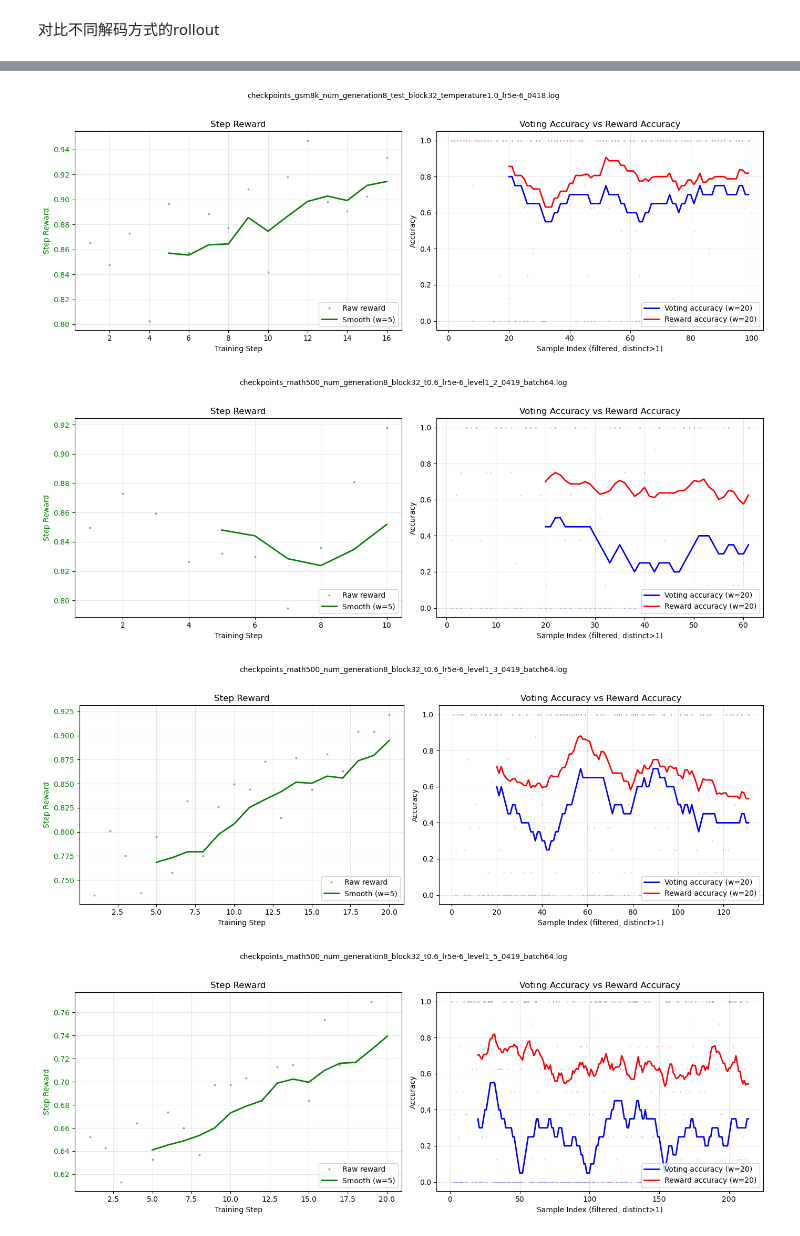
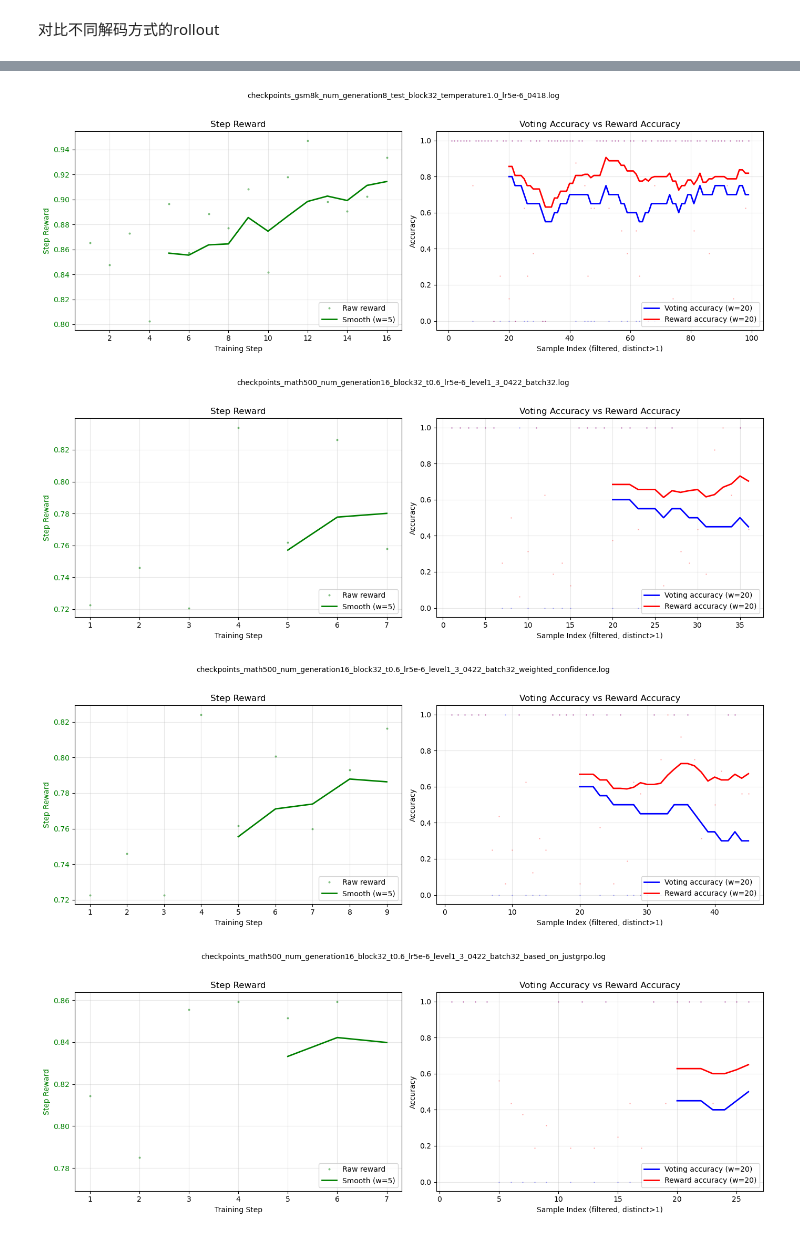
Before and after one commit to duterscmy/JustGRPO, a Jupyter notebook: draw_reward.ipynb, the cells around one changed output, grey strips where cells are left out. Saved outputs shown, nothing was run; the diff lists cells and outputs as text; code cells hidden in the pictures.

```diff
--- a/draw_reward.ipynb
+++ b/draw_reward.ipynb
@@ -74,21 +6,0 @@ def plot_reward_curve(steps, rewards, grads=None):
-# %%
-# 指定输入文件名（请修改为你的实际文件名）
-input_file = 'logs/checkpoints_math500_num_generation8_t0.3.log'  # 请替换为实际文件名
-
-
-# 提取数据
-steps, rewards, grads = extract_reward_data(input_file)
-
-# 打印统计信息
-print(f"找到 {len(steps)} 条数据记录")
-print(f"Step 范围: {min(steps)} - {max(steps)}")
-print(f"Reward 范围: {min(rewards):.4f} - {max(rewards):.4f}")
-print(f"平均 Reward: {np.mean(rewards):.4f}")
-print(f"Reward 标准差: {np.std(rewards):.4f}")
-
-if grads:
-    print(f"\nGrad 范围: {min(grads):.4f} - {max(grads):.4f}")
-    print(f"平均 Grad: {np.mean(grads):.4f}")
-
-# 绘制曲线
-plot_reward_curve(steps, rewards, grads)
@@ -462,7 +347,8 @@ def process_file(filename, max_line=0):
 # %%
 # 画表格
 log_files = [
-    'logs/checkpoints_math500_num_generation8_block1_t0.6_lr1e-6_v2.log'
+    'logs/checkpoints_gsm8k_num_generation8_test_block1_0315.log',
+    'logs/checkpoints_gsm8k_num_generation8_test_block32_0415.log'
 ]
 
 # 处理每个文件
@@ -654,39 +540,39 @@ def plot_voting_and_reward_acc_per_file(log_files, save_dir=None, smooth_window=
             ax_acc.plot(x_smooth, reward_smooth, 'r-', linewidth=2,
                         label=f'Reward accuracy (w={new_smooth_window})')
             # raw 散点
             ax_acc.plot(x_raw, voting_acc_list, 'b.', alpha=0.2, markersize=2)
             ax_acc.plot(x_raw, reward_acc_list, 'r.', alpha=0.2, markersize=2)
 
             ax_acc.set_xlabel('Sample Index (filtered, distinct>1)')
             ax_acc.set_ylabel('Accuracy')
             ax_acc.set_title('Voting Accuracy vs Reward Accuracy')
             combined = list(voting_acc_list) + list(reward_acc_list)
             ax_acc.set_ylim(*auto_ylim(combined))
             ax_acc.legend(loc='lower right')
             ax_acc.grid(True, alpha=0.3)
 
         plt.suptitle(fname, fontsize=10, y=1.02)
         plt.tight_layout()
         plt.show()
         plt.close()
 
 
 log_files = [
     "logs/checkpoints_gsm8k_num_generation8_test_block32_temperature1.0_lr5e-6_0418.log",
     # "logs/checkpoints_math500_num_generation8_block32_t0.6_lr1e-6_only_level1_3.log",
     # "logs/checkpoints_math500_num_generation8_block32_t0.6_lr5e-6_level1_2_0419_batch64.log",
     # "logs/checkpoints_math500_num_generation8_block32_t0.6_lr5e-6_level1_3_0419_batch64.log",
     # "logs/checkpoints_math500_num_generation8_block32_t0.6_lr5e-6_level1_5_0419_batch64.log",
-    "",
-    "",
-    "",
+    "logs/checkpoints_math500_num_generation16_block32_t0.6_lr5e-6_level1_3_0422_batch32.log",
+    "logs/checkpoints_math500_num_generation16_block32_t0.6_lr5e-6_level1_3_0422_batch32_weighted_confidence.log",
+    "logs/checkpoints_math500_num_generation16_block32_t0.6_lr5e-6_level1_3_0422_batch32_based_on_justgrpo.log",
 ]
 plot_voting_and_reward_acc_per_file(log_files, save_dir="plots/", smooth_window=5)
 # %% [output]
 [figure]
-[figure, old version]
+[figure, new version]
-[figure, old version]
+[figure, new version]
-[figure, old version]
+[figure, new version]
 # %%
 data_list = []
 with open("logs/checkpoints_math500_num_generation8_block32_t0.6_lr1e-6_only_level1_3.log", 'r') as f:
```
Also changed, not shown: parts of 4 cells of this notebook, 4 other files.
